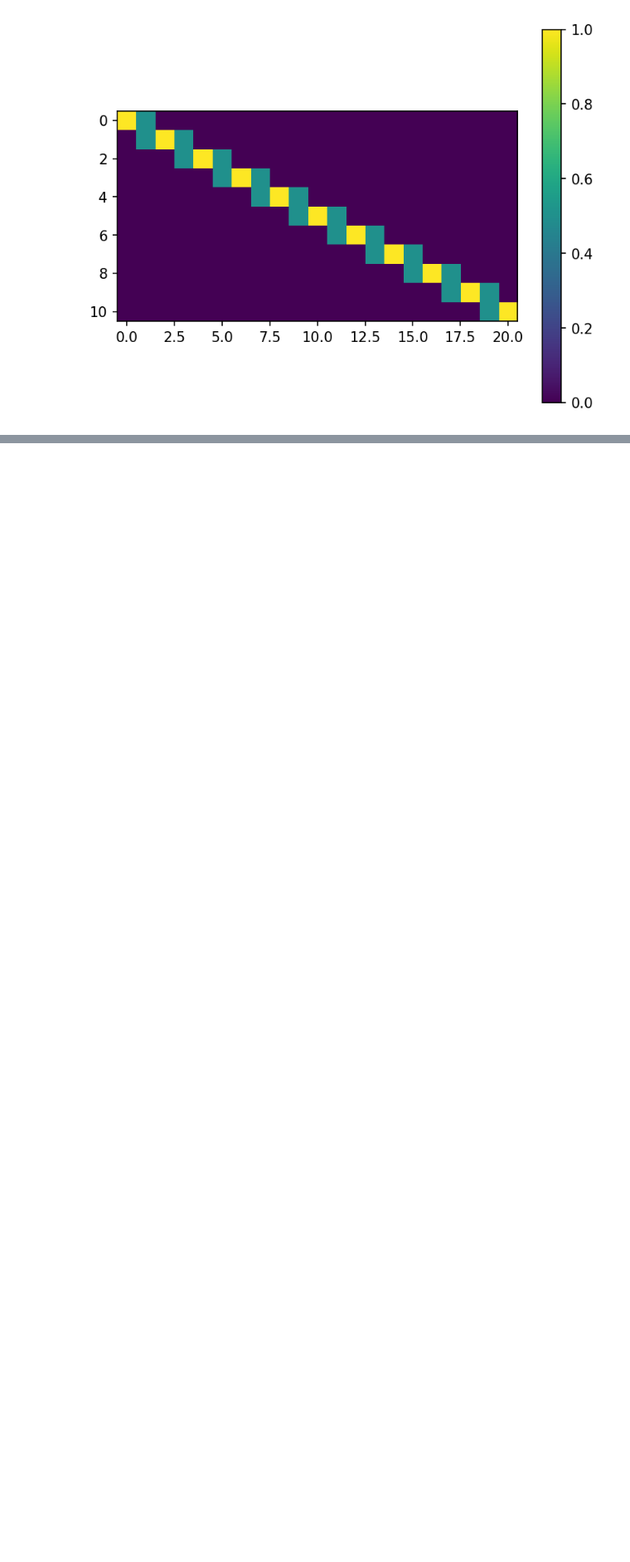
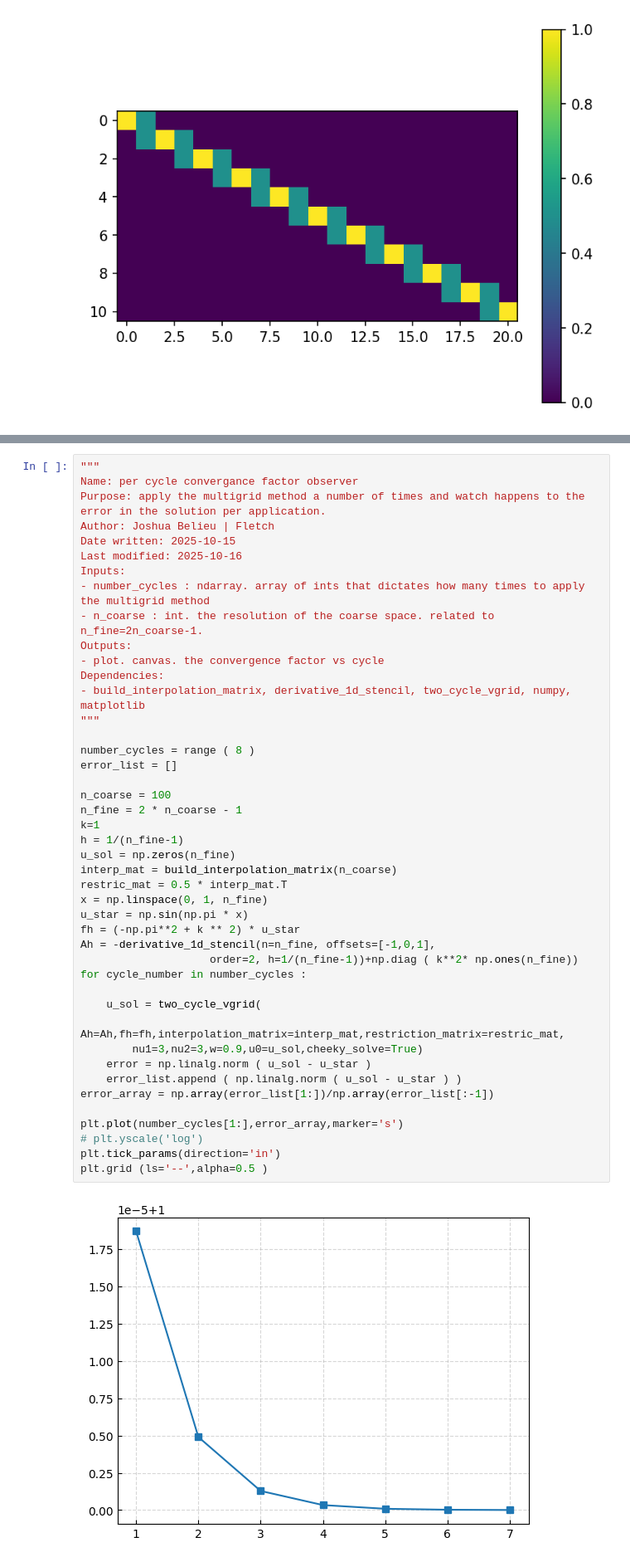
Before and after one commit to jabelieu/nmfde_class, a Jupyter notebook: hw2_jab.ipynb, the cells around one changed output, grey strips where cells are left out. Shown at 83% size. Drawn from its saved outputs; the diff is of its cells as text; blank space fills up the shorter version.

```diff
--- a/hw2_jab.ipynb
+++ b/hw2_jab.ipynb
@@ -1940,0 +1886,50 @@ ValueError: matmul: Input operand 1 has a mismatch in its core dimension 0, with
+# %%
+"""
+Name: per cycle convergance factor observer
+Purpose: apply the multigrid method a number of times and watch happens to the
+error in the solution per application.
+Author: Joshua Belieu | Fletch
+Date written: 2025-10-15
+Last modified: 2025-10-16
+Inputs:
+- number_cycles : ndarray. array of ints that dictates how many times to apply
+the multigrid method
+- n_coarse : int. the resolution of the coarse space. related to
+n_fine=2n_coarse-1.
+Outputs:
+- plot. canvas. the convergence factor vs cycle
+Dependencies:
+- build_interpolation_matrix, derivative_1d_stencil, two_cycle_vgrid, numpy,
+matplotlib
+"""
+
+number_cycles = range ( 8 )
+error_list = []
+
+n_coarse = 100
+n_fine = 2 * n_coarse - 1
+k=1
+h = 1/(n_fine-1)
+u_sol = np.zeros(n_fine)
+interp_mat = build_interpolation_matrix(n_coarse)
+restric_mat = 0.5 * interp_mat.T
+x = np.linspace(0, 1, n_fine)
+u_star = np.sin(np.pi * x)
+fh = (-np.pi**2 + k ** 2) * u_star
+Ah = -derivative_1d_stencil(n=n_fine, offsets=[-1,0,1],
+                    order=2, h=1/(n_fine-1))+np.diag ( k**2* np.ones(n_fine))
+for cycle_number in number_cycles :
+
+    u_sol = two_cycle_vgrid(
+        Ah=Ah,fh=fh,interpolation_matrix=interp_mat,restriction_matrix=restric_mat,
+        nu1=3,nu2=3,w=0.9,u0=u_sol,cheeky_solve=True)
+    error = np.linalg.norm ( u_sol - u_star )
+    error_list.append ( np.linalg.norm ( u_sol - u_star ) )
+error_array = np.array(error_list[1:])/np.array(error_list[:-1])
+
+plt.plot(number_cycles[1:],error_array,marker='s')
+# plt.yscale('log')
+plt.tick_params(direction='in')
+plt.grid (ls='--',alpha=0.5 )
+# %% [output]
+[figure, added]
```
Also changed, not shown: parts of 5 cells of this notebook, 4 other files.
